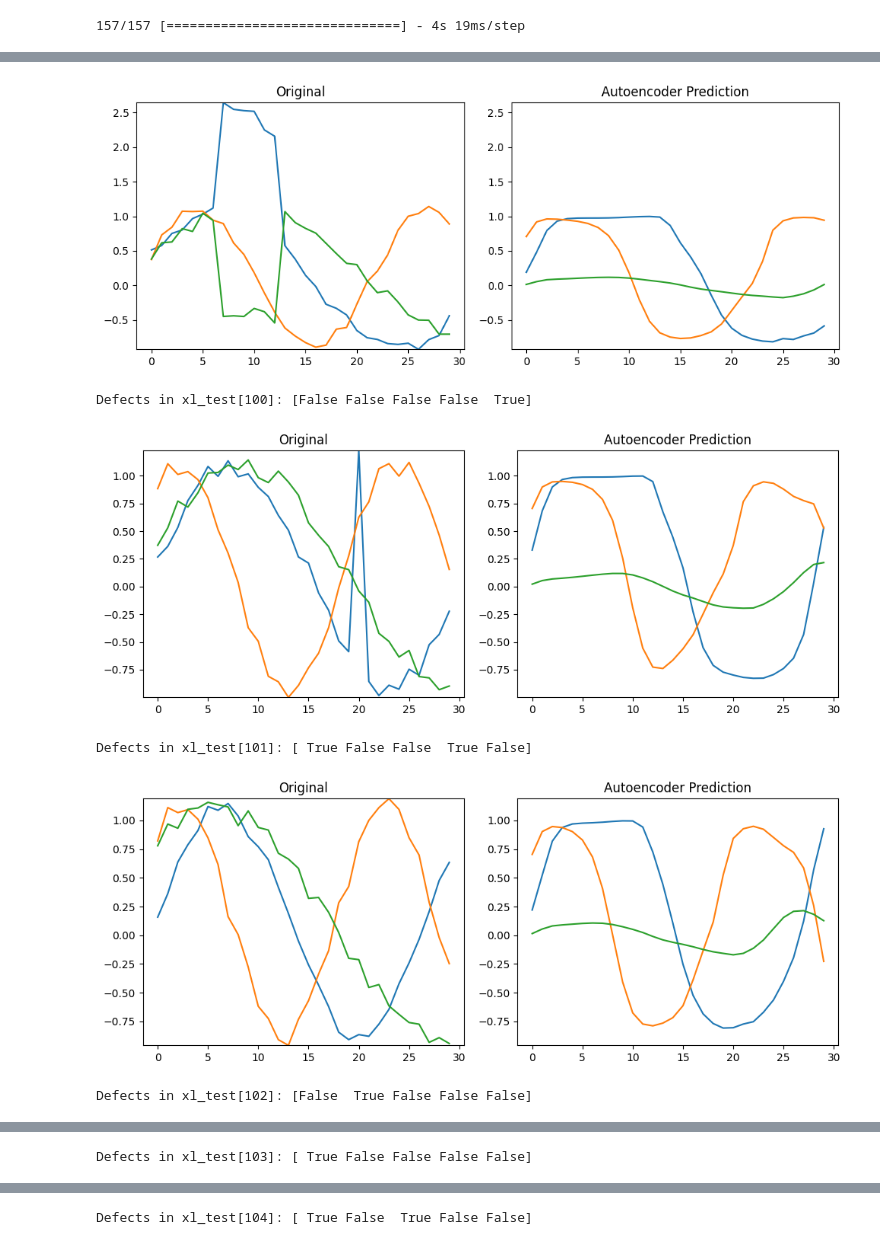
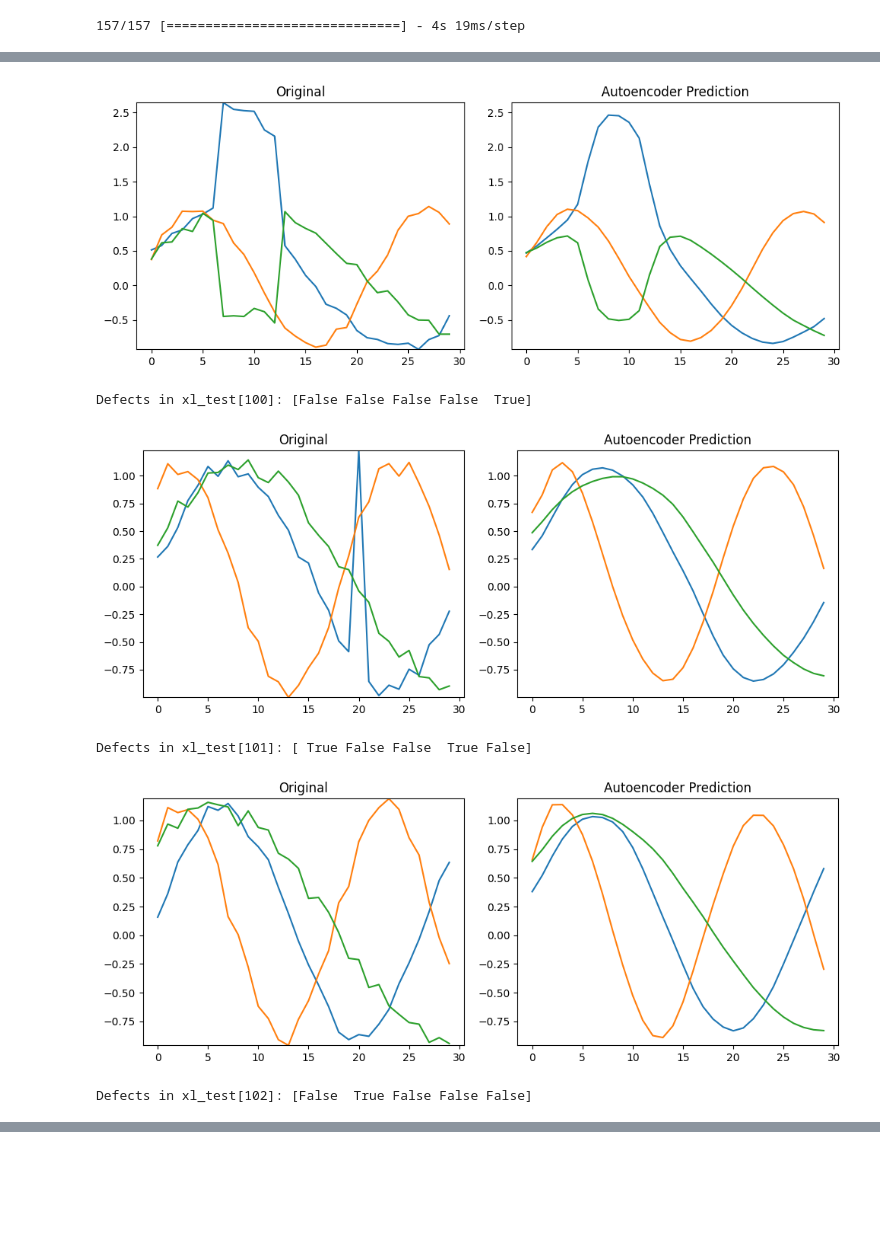
Before and after one commit to bujowskis/ai-experiments, a Jupyter notebook: candy-defects/ProjectData-progress.ipynb, the cells around one changed output, grey strips where cells are left out. Cells and saved outputs as stored; diff of their text form; code cells hidden in the pictures; blank space fills up the shorter version.

Commit message:
candy-defects - wip better autoencoder

```diff
--- a/candy-defects/ProjectData-progress.ipynb
+++ b/candy-defects/ProjectData-progress.ipynb
@@ -597,16 +536,3 @@ autoencoder_predictions = autoencoder.predict(xl_test)
 print(autoencoder_predictions.shape)
 # %% [output]
 (5000, 59, 3)
-# %%
-first_index = 100
-for i in range(first_index, first_index+3):
-    print(f'Defects in xl_test[{i}]: {yl_test[i]}')
-    plt.subplot(2, 1, 1)
-    plt.plot(xl_test[i][:30])
-    plt.title(f'xl_test[{i}][:30]')
-
-    plt.subplot(2, 1, 2)
-    plt.plot(autoencoder_predictions[i][:30])
-    plt.title(f'prediction xl_test[{i}][:30]')
-
-    plt.show()
@@ -685,7 +604,7 @@ autoencoder_predictions_lstm256_dense128 = a256_128.predict(xl_test)
 # %% [output]
 157/157 [==============================] - 4s 19ms/step
 # %%
-for i in range(0, 5):
+for i in range(0, 3):
     plot_comparison(i, autoencoder_predictions_lstm256_dense128)
 # %% [output]
 [figure]
@@ -701,10 +616,10 @@ Defects in xl_test[4]: [False False False False False]
 # %%
-for i in range(100, 105):
+for i in range(100, 103):
     plot_comparison(i, autoencoder_predictions)
 # %% [output]
-[figure, old version]
+[figure, new version]
 Defects in xl_test[100]: [False False False False  True]
-[figure, old version]
+[figure, new version]
 Defects in xl_test[101]: [ True False False  True False]
-[figure, old version]
+[figure, new version]
 Defects in xl_test[102]: [False  True False False False]
@@ -712 +625,0 @@ Defects in xl_test[102]: [False  True False False False]
-Defects in xl_test[103]: [ True False False False False]
@@ -714 +625,0 @@ Defects in xl_test[103]: [ True False False False False]
-Defects in xl_test[104]: [ True False  True False False]
```
Also changed, not shown: parts of 8 cells of this notebook, 11 other files.
